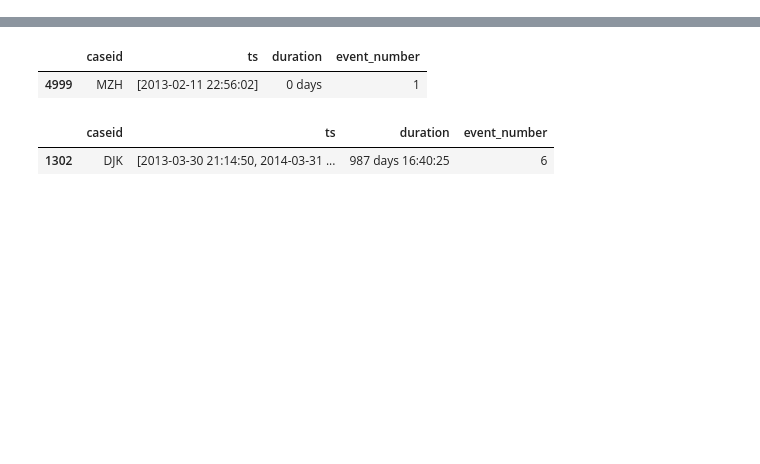
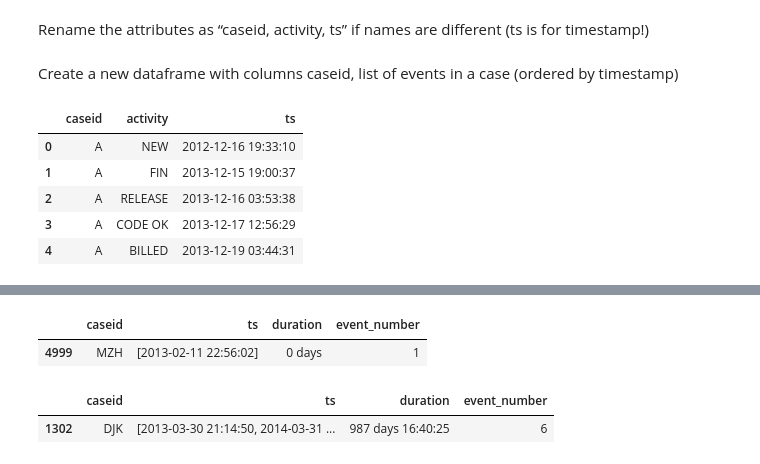
Before and after one commit to leonardomarazzi/IRPBPM_2023, a Jupyter notebook: hmw/hm_1_long.ipynb, the cells around one changed output, grey strips where cells are left out. Cells and saved outputs as stored; diff of their text form; code cells hidden in the pictures; blank space fills up the shorter version.

```diff
--- a/hmw/hm_1_long.ipynb
+++ b/hmw/hm_1_long.ipynb
@@ -4,5 +6,7 @@ import pandas as pd
 df = pd.read_csv("hospital_billing.csv")
 # %%
 df["timestamp"] = pd.to_datetime(df["timestamp"])
+# %% [markdown]
+Rename the attributes as “caseid, activity, ts” if names are different (ts is for timestamp!)
 # %%
 df = df[["case_id","activity","timestamp"]]
@@ -11,2 +14,14 @@ df.columns = ["caseid","activity", "ts"]
+# %% [markdown]
+Create a new dataframe with columns caseid, list of events in a case (ordered by timestamp)
 # %%
 df_1 = pd.DataFrame()
+df_1 = df[["caseid","activity","ts"]]
+df_1.sort_values(by=["caseid","ts"],inplace = True)
+df_1.head()
+# %% [output]
+|  | caseid | activity | ts |
+| 0 | A | NEW | 2012-12-16 19:33:10 |
+| 1 | A | FIN | 2013-12-15 19:00:37 |
+| 2 | A | RELEASE | 2013-12-16 03:53:38 |
+| 3 | A | CODE OK | 2013-12-17 12:56:29 |
+| 4 | A | BILLED | 2013-12-19 03:44:31 |
```
Also changed, not shown: parts of 10 cells of this notebook, 3 other files.
